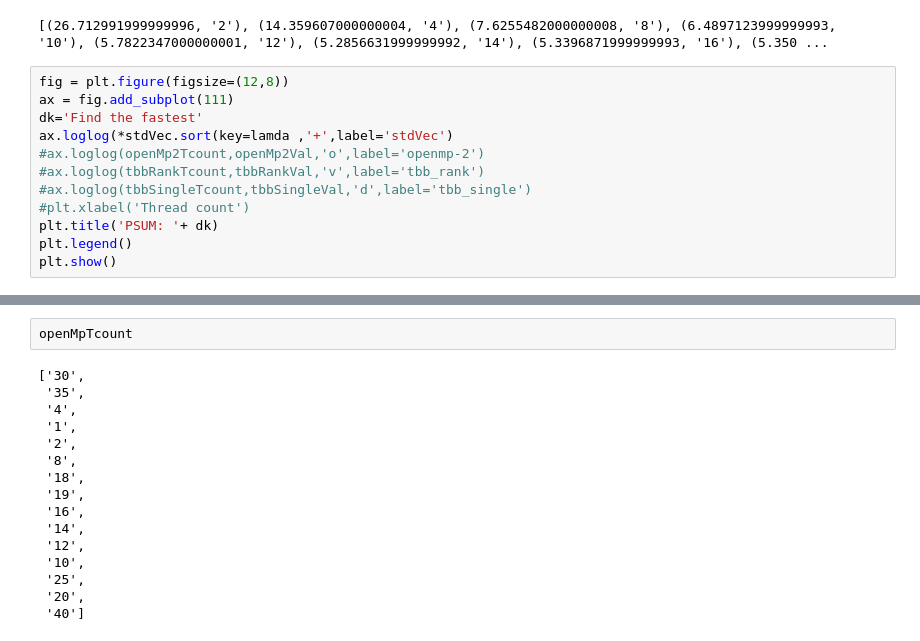
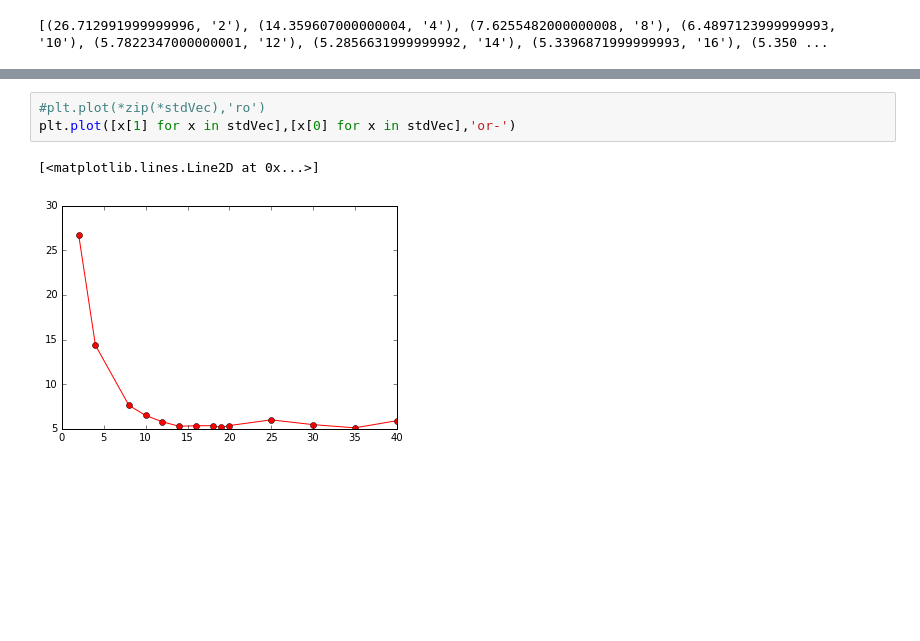
Before and after one commit to ParaToolsInc/benchmarks, a Jupyter notebook: threading/tacc_1/run2_data/histogramPsum.ipynb, the cells around one changed output, grey strips where cells are left out. Cells and saved outputs as stored; diff of their text form; blank space fills up the shorter version.

```diff
--- a/threading/tacc_1/run2_data/histogramPsum.ipynb
+++ b/threading/tacc_1/run2_data/histogramPsum.ipynb
@@ -127,15 +127,3 @@ stdVec.sort(key=lambda tup: int(tup[1]))
 print stdVec
 # %% [output]
 [(26.712991999999996, '2'), (14.359607000000004, '4'), (7.6255482000000008, '8'), (6.4897123999999993, '10'), (5.7822347000000001, '12'), (5.2856631999999992, '14'), (5.3396871999999993, '16'), (5.350 ...
-# %%
-fig = plt.figure(figsize=(12,8))
-ax = fig.add_subplot(111)
-dk='Find the fastest'
-ax.loglog(*stdVec.sort(key=lamda ,'+',label='stdVec')
-#ax.loglog(openMp2Tcount,openMp2Val,'o',label='openmp-2')
-#ax.loglog(tbbRankTcount,tbbRankVal,'v',label='tbb_rank')
-#ax.loglog(tbbSingleTcount,tbbSingleVal,'d',label='tbb_single')
-#plt.xlabel('Thread count')
-plt.title('PSUM: '+ dk)
-plt.legend()
-plt.show()
@@ -144,18 +130,6 @@ plt.show()
-# %%
-openMpTcount
-# %% [output]
-['30',
- '35',
- '4',
- '1',
- '2',
- '8',
- '18',
- '19',
- '16',
- '14',
- '12',
- '10',
- '25',
- '20',
- '40']
+# %%
+#plt.plot(*zip(*stdVec),'ro')
+plt.plot([x[1] for x in stdVec],[x[0] for x in stdVec],'or-')
+# %% [output]
+[<matplotlib.lines.Line2D at 0x...>]
+[figure, added]
```
Also changed, not shown: parts of 4 cells of this notebook.
